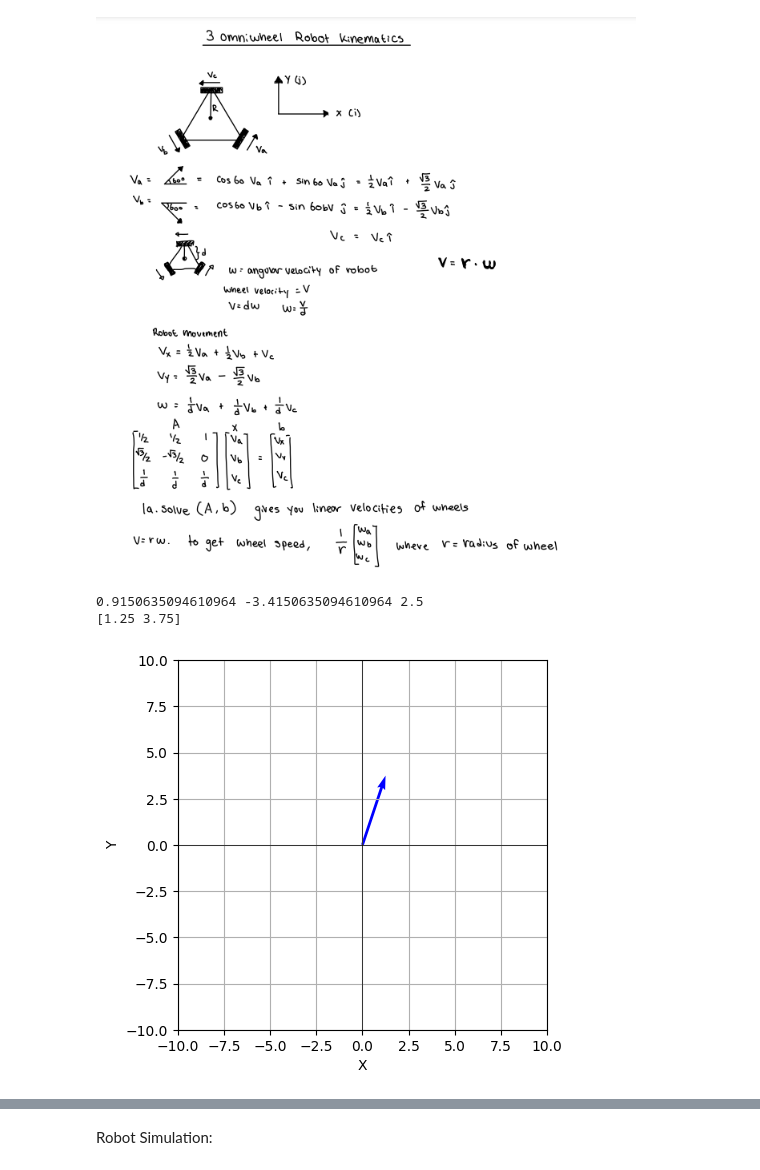
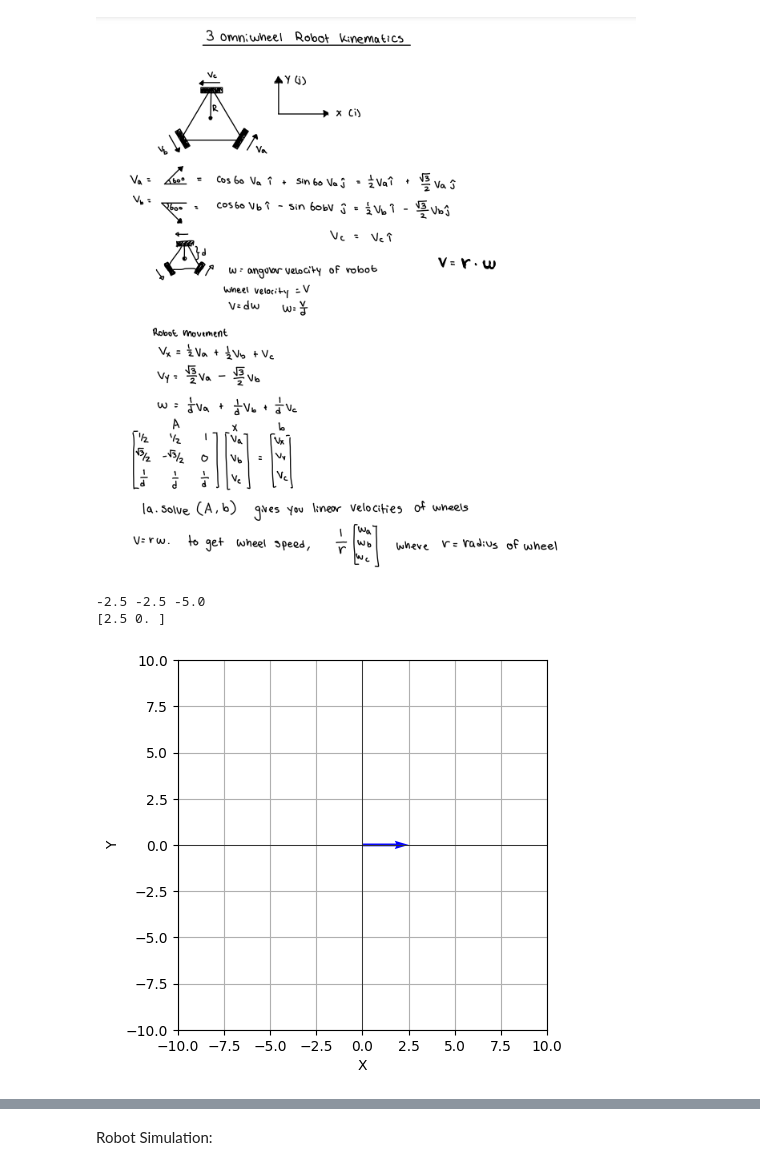
Before and after one commit to 111homell111/BilliardBot, a Jupyter notebook: robot_simulation.ipynb, the cells around one changed output, grey strips where cells are left out. Saved outputs shown, nothing was run; the diff lists cells and outputs as text; code cells hidden in the pictures.

```diff
--- a/robot_simulation.ipynb
+++ b/robot_simulation.ipynb
@@ -49,32 +51,32 @@ The wheel speeds are linear velocities, not angular velocities
 '''
 
 def wheel_velocities_to_bot_speed(speeds):
-    speed_x = 0.5 * speeds[0] + 0.5 * speeds[1] + speeds[2]
+    speed_x = 0.5 * speeds[0] + 0.5 * speeds[1] - speeds[2]
     speed_y = math.sqrt(3)/2 * speeds[0] -  math.sqrt(3)/2 * speeds[1]
     return np.array([speed_x, speed_y])
 # %%
 #%%timeit
 #this one is from https://www.scirp.org/journal/paperinformation.aspx?paperid=102349
 
-x_speed = 2.5
-y_speed = 2.5
+x_speed = 5
+y_speed = 0
 angular_velocity = 0
 radius_to_wheel = 0.5
 desired_speed = la.norm([x_speed, y_speed])
 
 #(wheel1, wheel2, wheel3) correspond to Va, Vb, Vc respectively
 wheel1 = -1/2 * x_speed + math.sqrt(3)/2 * y_speed + radius_to_wheel * angular_velocity
 wheel2 = -1/2 * x_speed - math.sqrt(3)/2 * y_speed + radius_to_wheel * angular_velocity
-wheel3 = x_speed + radius_to_wheel * angular_velocity
+wheel3 = -x_speed + radius_to_wheel * angular_velocity
 print(wheel1, wheel2, wheel3)
 
 output = wheel_velocities_to_bot_speed([wheel1, wheel2, wheel3])
 
 print (output)
 display_vector(output)
 # %% [output]
-0.9150635094610964 -3.4150635094610964 2.5
-[1.25 3.75]
+-2.5 -2.5 -5.0
+[2.5 0. ]
-[figure, old version]
+[figure, new version]
 # %%
 #%%timeit
```
Also changed, not shown: parts of 11 cells of this notebook.
